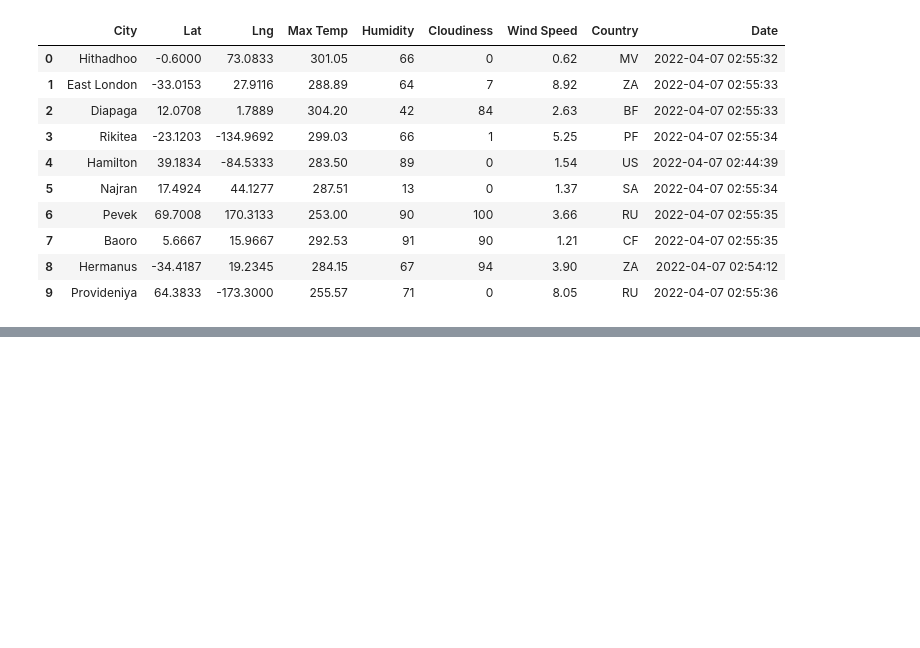
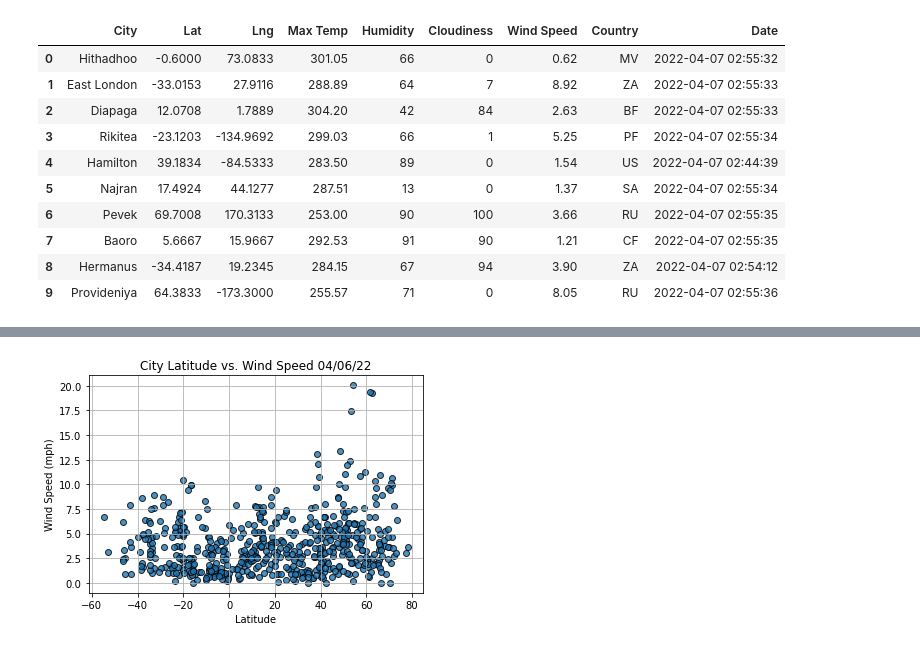
Before and after one commit to BMoreland20/World_Weather_Analysis, a Jupyter notebook: WeatherPy.ipynb, the cells around one changed output, grey strips where cells are left out. Saved outputs shown, nothing was run; the diff lists cells and outputs as text; code cells hidden in the pictures; blank space fills up the shorter version.

```diff
--- a/WeatherPy.ipynb
+++ b/WeatherPy.ipynb
@@ -299,0 +400,18 @@ city_data_df.head(10)
+# %%
+# Build the scatter plots for latitude vs. wind speed.
+plt.scatter(lats,
+            wind_speed,
+            edgecolor="black", linewidths=1, marker="o",
+            alpha=0.8, label="Cities")
+
+# Incorporate the other graph properties.
+plt.title(f"City Latitude vs. Wind Speed "+ time.strftime("%x"))
+plt.ylabel("Wind Speed (mph)")
+plt.xlabel("Latitude")
+plt.grid(True)
+# Save the figure.
+plt.savefig("C:\\Users\\Blaine\\Documents\\College\\Bootcamp\\World_Weather_Analysis\\Resources\\Fig4.png")
+# Show plot.
+plt.show()
+# %% [output]
+[figure, added]
```
Also changed, not shown: parts of 8 cells of this notebook, 5 other files.
